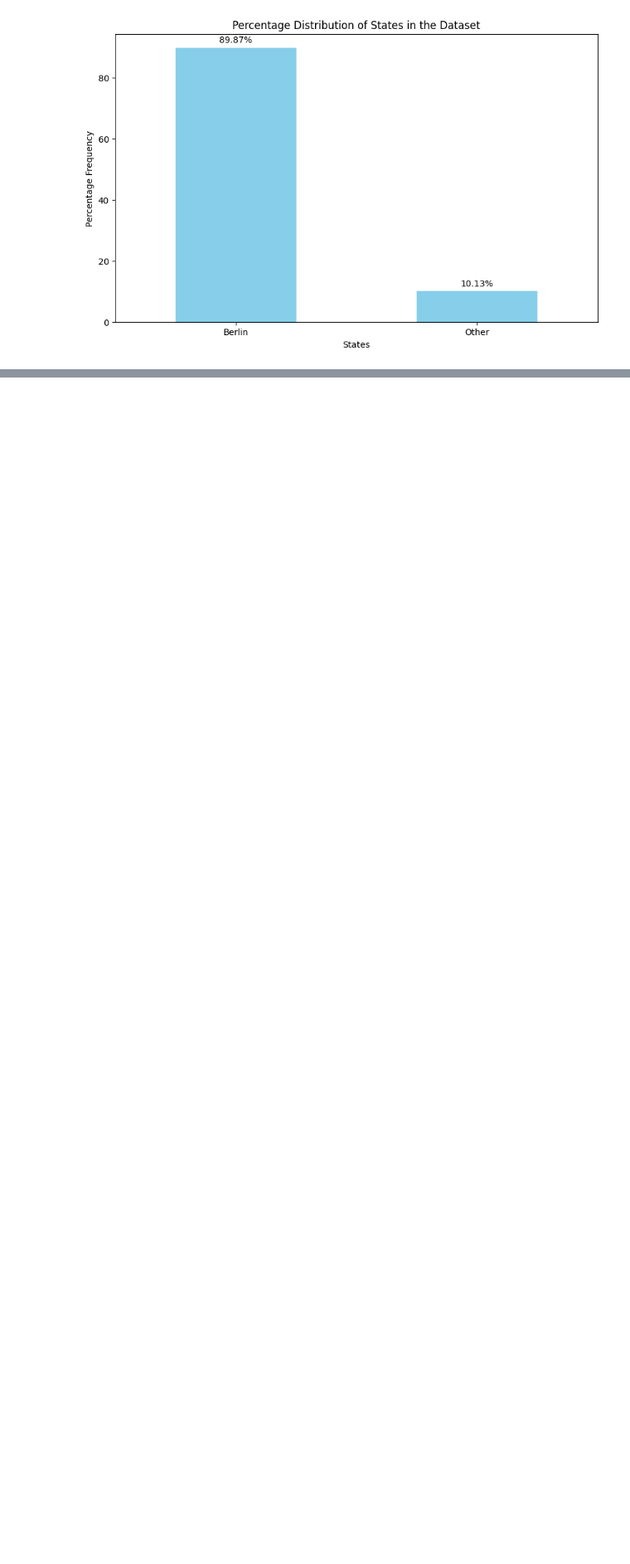
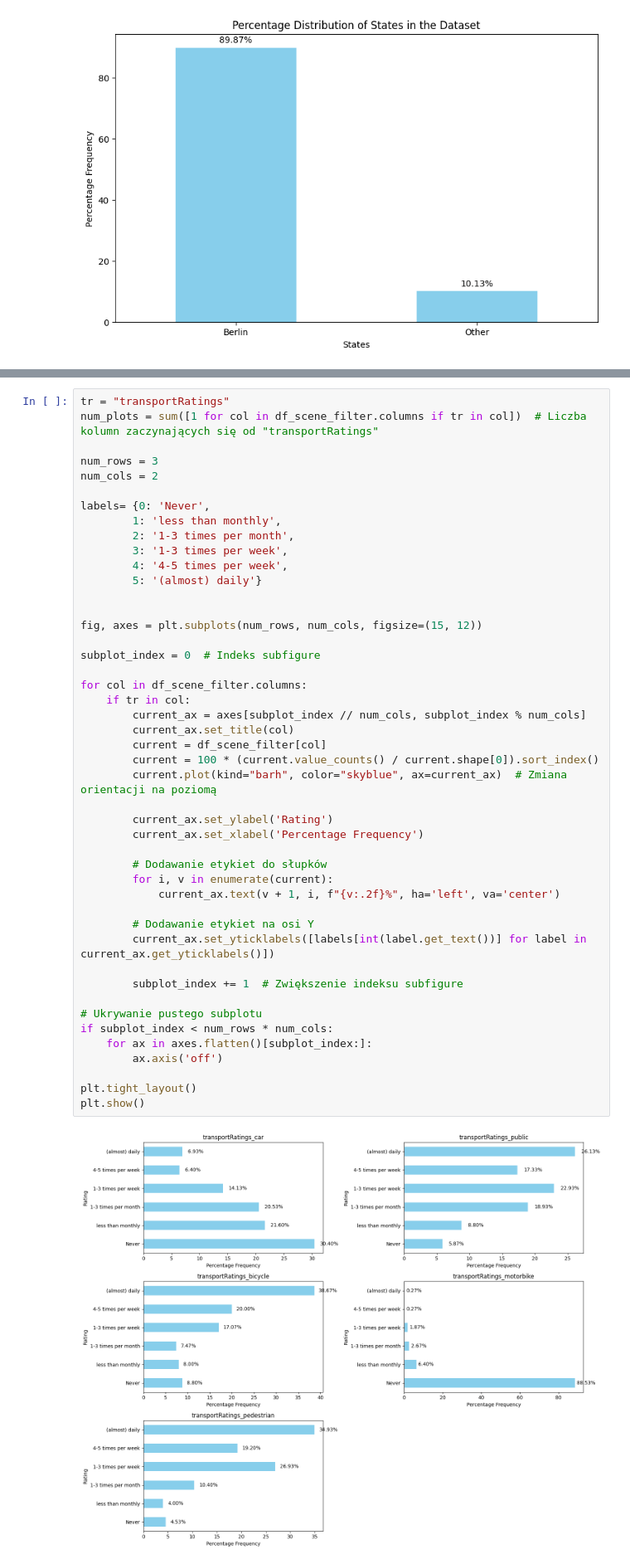
Before and after one commit to GregoryG3/Bike_project, a Jupyter notebook: Segmentation.ipynb, the cells around one changed output, grey strips where cells are left out. Shown at 83% size. Drawn from its saved outputs; the diff is of its cells as text; blank space fills up the shorter version.

```diff
--- a/Segmentation.ipynb
+++ b/Segmentation.ipynb
@@ -501,0 +420,48 @@ likert_plot(df_scene_filter[[*width_features, "rating"]])
+# %%
+tr = "transportRatings"
+num_plots = sum([1 for col in df_scene_filter.columns if tr in col])  # Liczba kolumn zaczynających się od "transportRatings"
+
+num_rows = 3
+num_cols = 2
+
+labels= {0: 'Never',
+        1: 'less than monthly',
+        2: '1-3 times per month',
+        3: '1-3 times per week',
+        4: '4-5 times per week',
+        5: '(almost) daily'}
+
+
+fig, axes = plt.subplots(num_rows, num_cols, figsize=(15, 12))
+
+subplot_index = 0  # Indeks subfigure
+
+for col in df_scene_filter.columns:
+    if tr in col:
+        current_ax = axes[subplot_index // num_cols, subplot_index % num_cols]
+        current_ax.set_title(col)
+        current = df_scene_filter[col]
+        current = 100 * (current.value_counts() / current.shape[0]).sort_index()
+        current.plot(kind="barh", color="skyblue", ax=current_ax)  # Zmiana orientacji na poziomą
+
+        current_ax.set_ylabel('Rating')
+        current_ax.set_xlabel('Percentage Frequency')
+
+        # Dodawanie etykiet do słupków
+        for i, v in enumerate(current):
+            current_ax.text(v + 1, i, f"{v:.2f}%", ha='left', va='center')
+
+        # Dodawanie etykiet na osi Y
+        current_ax.set_yticklabels([labels[int(label.get_text())] for label in current_ax.get_yticklabels()])
+
+        subplot_index += 1  # Zwiększenie indeksu subfigure
+
+# Ukrywanie pustego subplotu
+if subplot_index < num_rows * num_cols:
+    for ax in axes.flatten()[subplot_index:]:
+        ax.axis('off')
+
+plt.tight_layout()
+plt.show()
+# %% [output]
+[figure, added]
```
Also changed, not shown: parts of 67 cells of this notebook.
